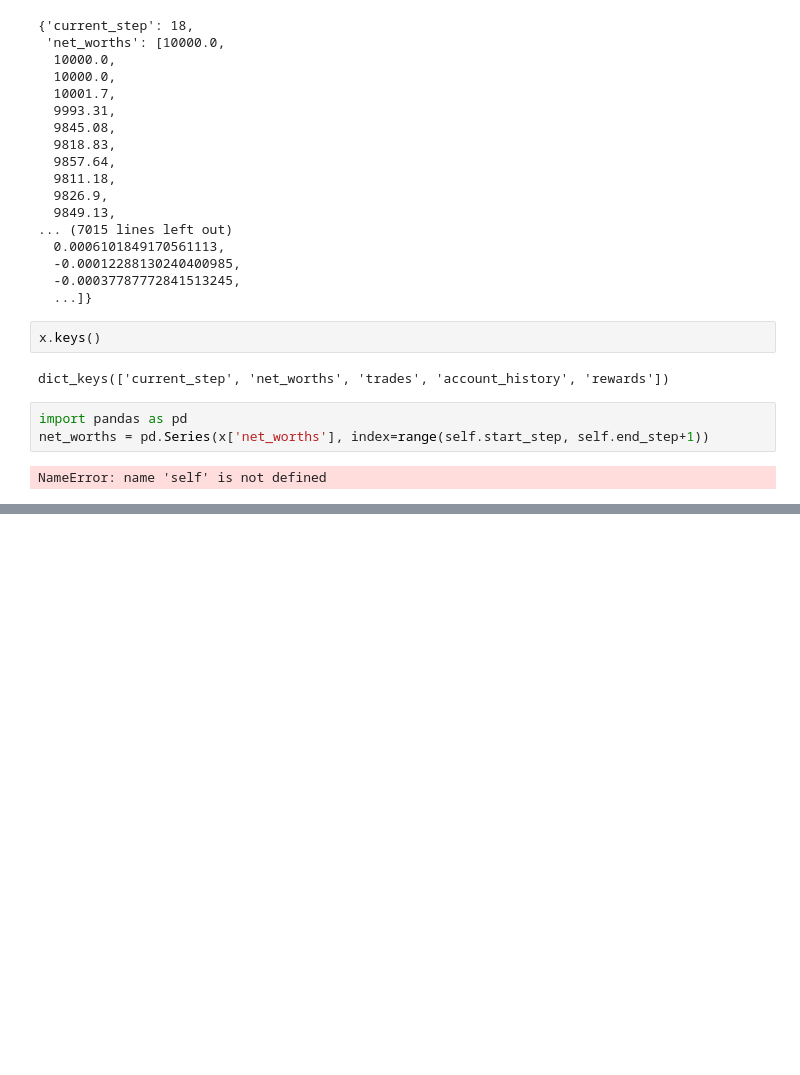
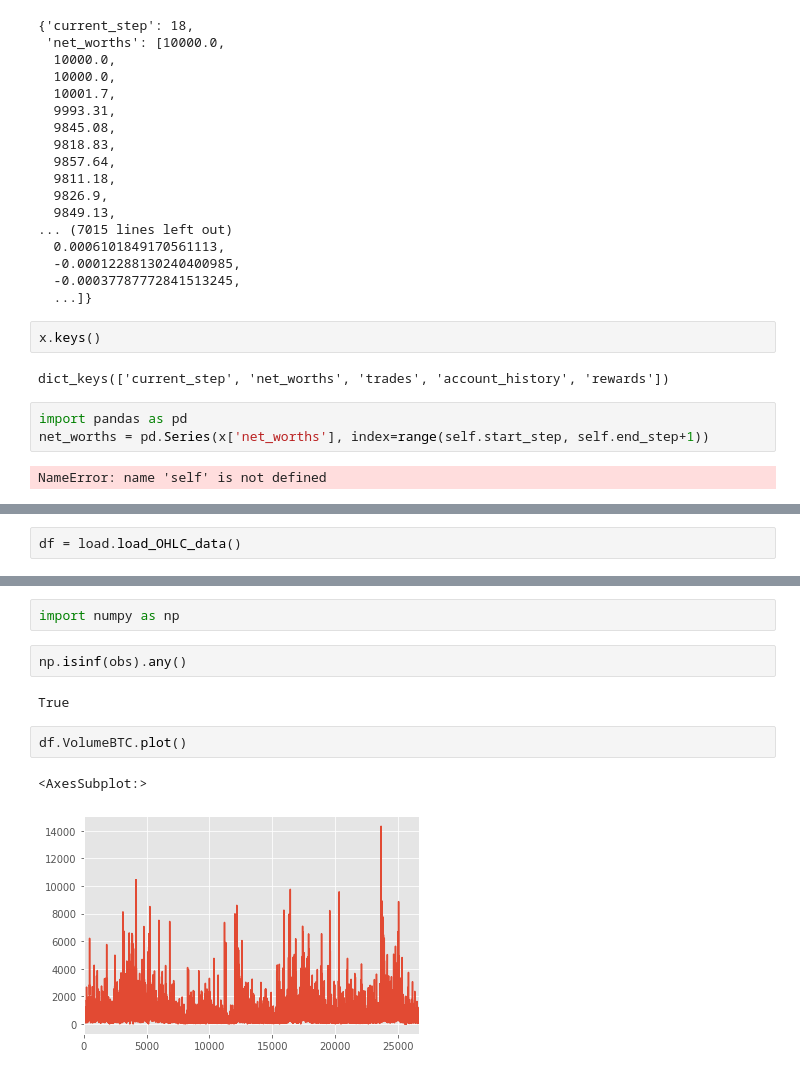
Before and after one commit to perjonasam/dunderbot, a Jupyter notebook: Playground.ipynb, the cells around one changed output, grey strips where cells are left out. Saved outputs shown, nothing was run; the diff lists cells and outputs as text; blank space fills up the shorter version.

```diff
--- a/Playground.ipynb
+++ b/Playground.ipynb
@@ -147,0 +180,2 @@ NameError: name 'self' is not defined
+# %%
+df = load.load_OHLC_data()
@@ -147,0 +243,11 @@ NameError: name 'self' is not defined
+# %%
+import numpy as np
+# %%
+np.isinf(obs).any()
+# %% [output]
+True
+# %%
+df.VolumeBTC.plot()
+# %% [output]
+<AxesSubplot:>
+[figure, added]
```
Also changed, not shown: parts of 16 cells of this notebook, 3 other files.
